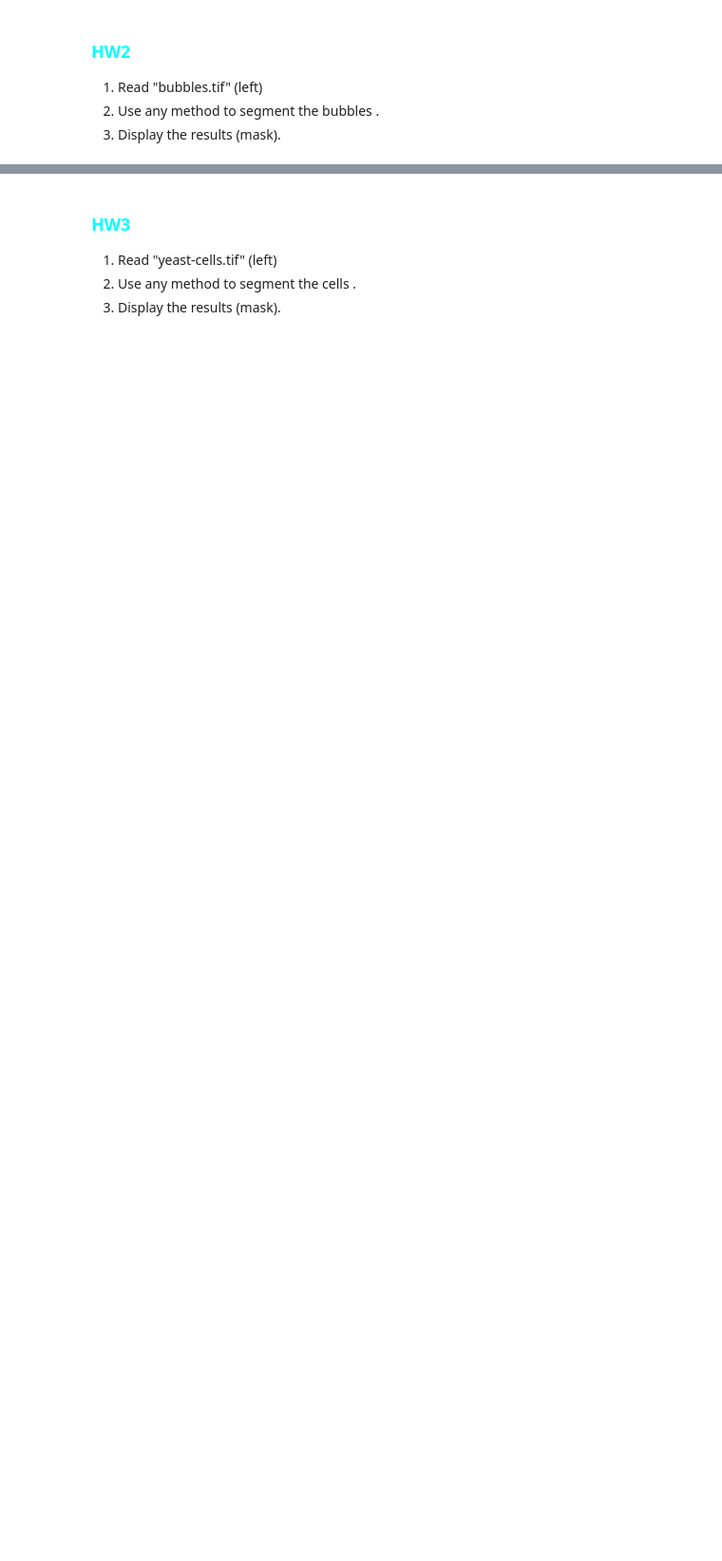
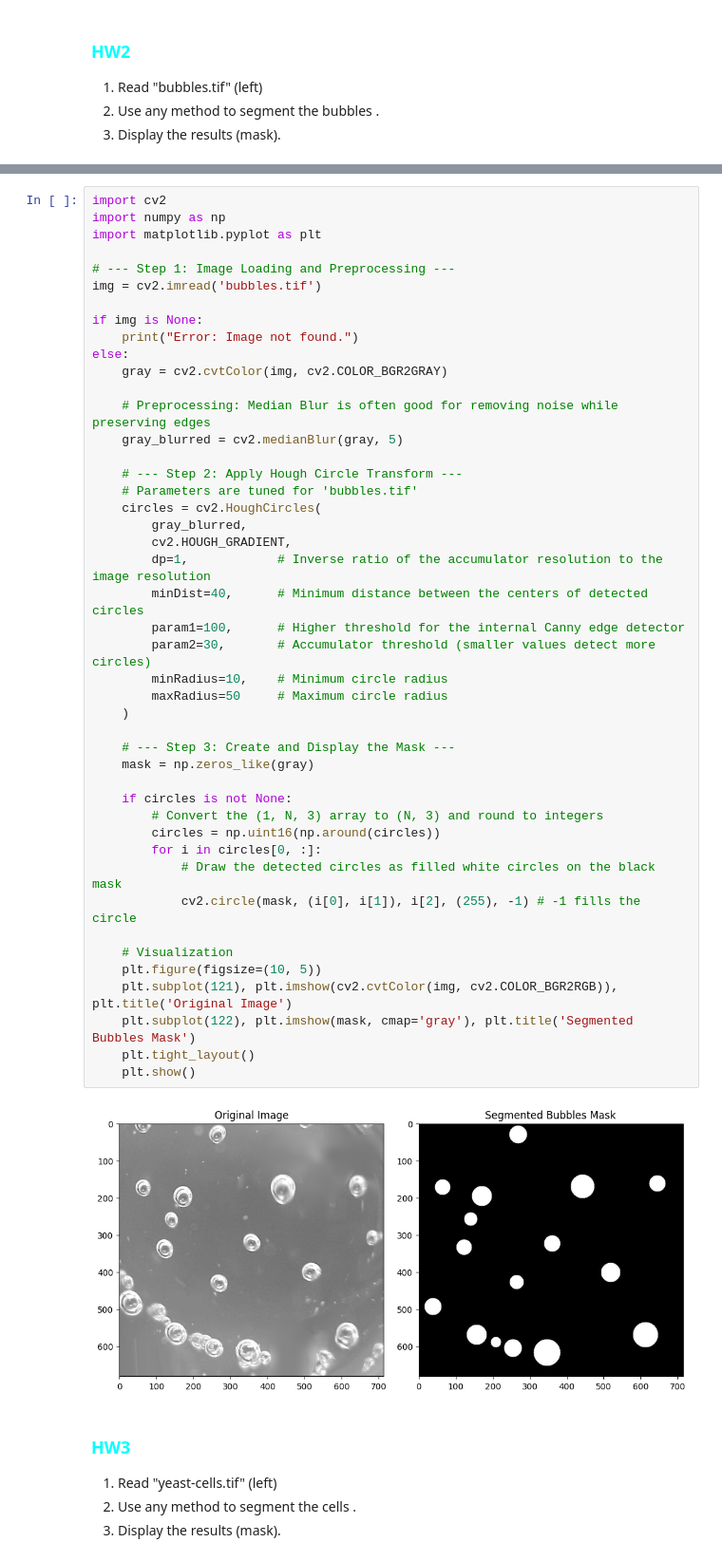
Before and after one commit to BenWu-Open/Medical-Image-Code, a Jupyter notebook: L8_Practice.ipynb, the cells around one changed output, grey strips where cells are left out. Shown at 95% size. Drawn from its saved outputs; the diff is of its cells as text; blank space fills up the shorter version.

```diff
--- a/L8_Practice.ipynb
+++ b/L8_Practice.ipynb
@@ -505,3 +583,50 @@ Please write the code below
+# %%
+import cv2
+import numpy as np
+import matplotlib.pyplot as plt
+
+# --- Step 1: Image Loading and Preprocessing ---
+img = cv2.imread('bubbles.tif')
+
+if img is None:
+    print("Error: Image not found.")
+else:
+    gray = cv2.cvtColor(img, cv2.COLOR_BGR2GRAY)
+
+    # Preprocessing: Median Blur is often good for removing noise while preserving edges
+    gray_blurred = cv2.medianBlur(gray, 5)
+
+    # --- Step 2: Apply Hough Circle Transform ---
+    # Parameters are tuned for 'bubbles.tif'
+    circles = cv2.HoughCircles(
+        gray_blurred,
+        cv2.HOUGH_GRADIENT,
+        dp=1,            # Inverse ratio of the accumulator resolution to the image resolution
+        minDist=40,      # Minimum distance between the centers of detected circles
+        param1=100,      # Higher threshold for the internal Canny edge detector
+        param2=30,       # Accumulator threshold (smaller values detect more circles)
+        minRadius=10,    # Minimum circle radius
+        maxRadius=50     # Maximum circle radius
+    )
+
+    # --- Step 3: Create and Display the Mask ---
+    mask = np.zeros_like(gray)
+
+    if circles is not None:
+        # Convert the (1, N, 3) array to (N, 3) and round to integers
+        circles = np.uint16(np.around(circles))
+        for i in circles[0, :]:
+            # Draw the detected circles as filled white circles on the black mask
+            cv2.circle(mask, (i[0], i[1]), i[2], (255), -1) # -1 fills the circle
+
+    # Visualization
+    plt.figure(figsize=(10, 5))
+    plt.subplot(121), plt.imshow(cv2.cvtColor(img, cv2.COLOR_BGR2RGB)), plt.title('Original Image')
+    plt.subplot(122), plt.imshow(mask, cmap='gray'), plt.title('Segmented Bubbles Mask')
+    plt.tight_layout()
+    plt.show()
+# %% [output]
+[figure, added]
 # %% [markdown]
 ### <font color='cyan'> HW3</font>
 1.  Read "yeast-cells.tif" \(left\)
```
Also changed, not shown: parts of 5 cells of this notebook.
